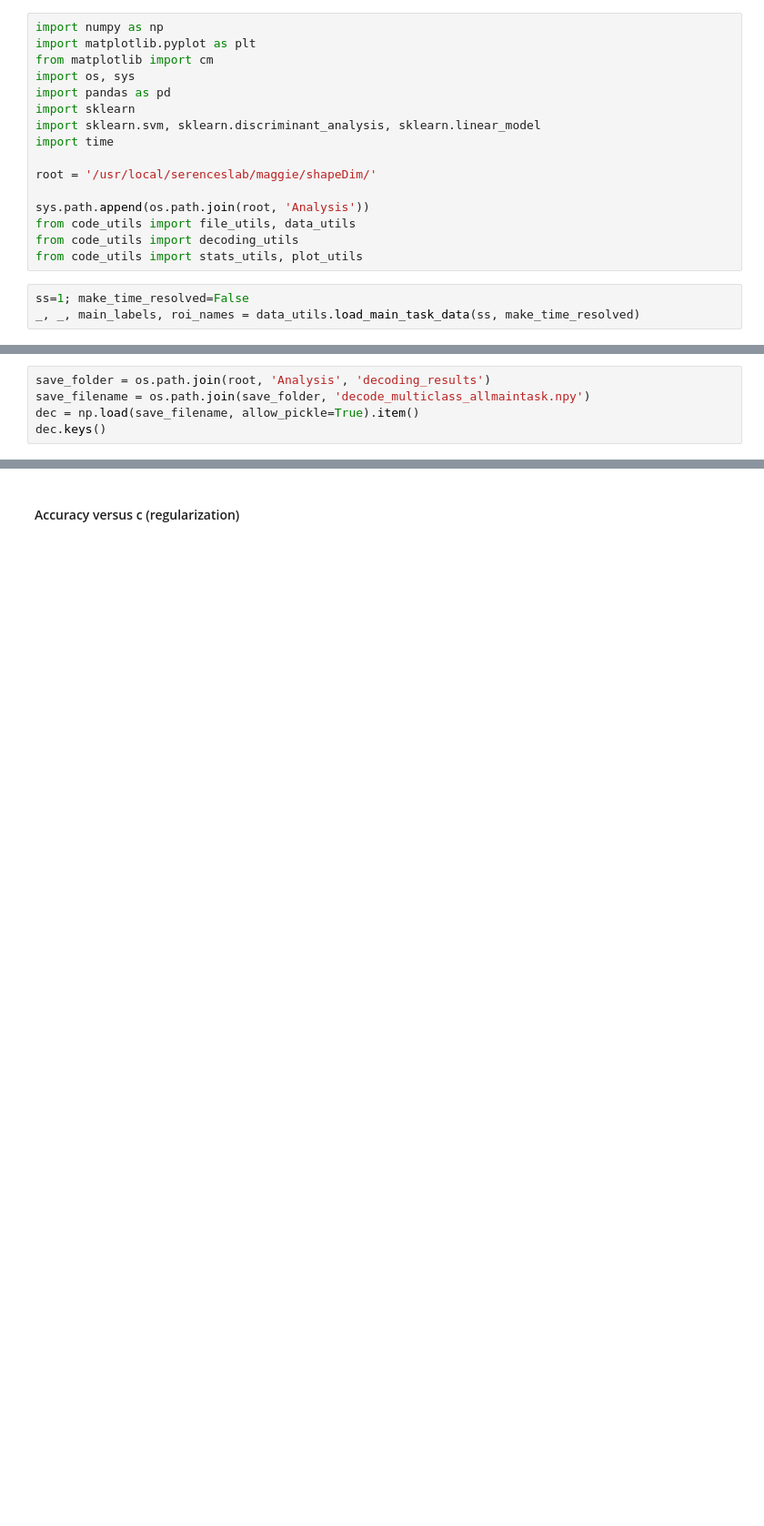
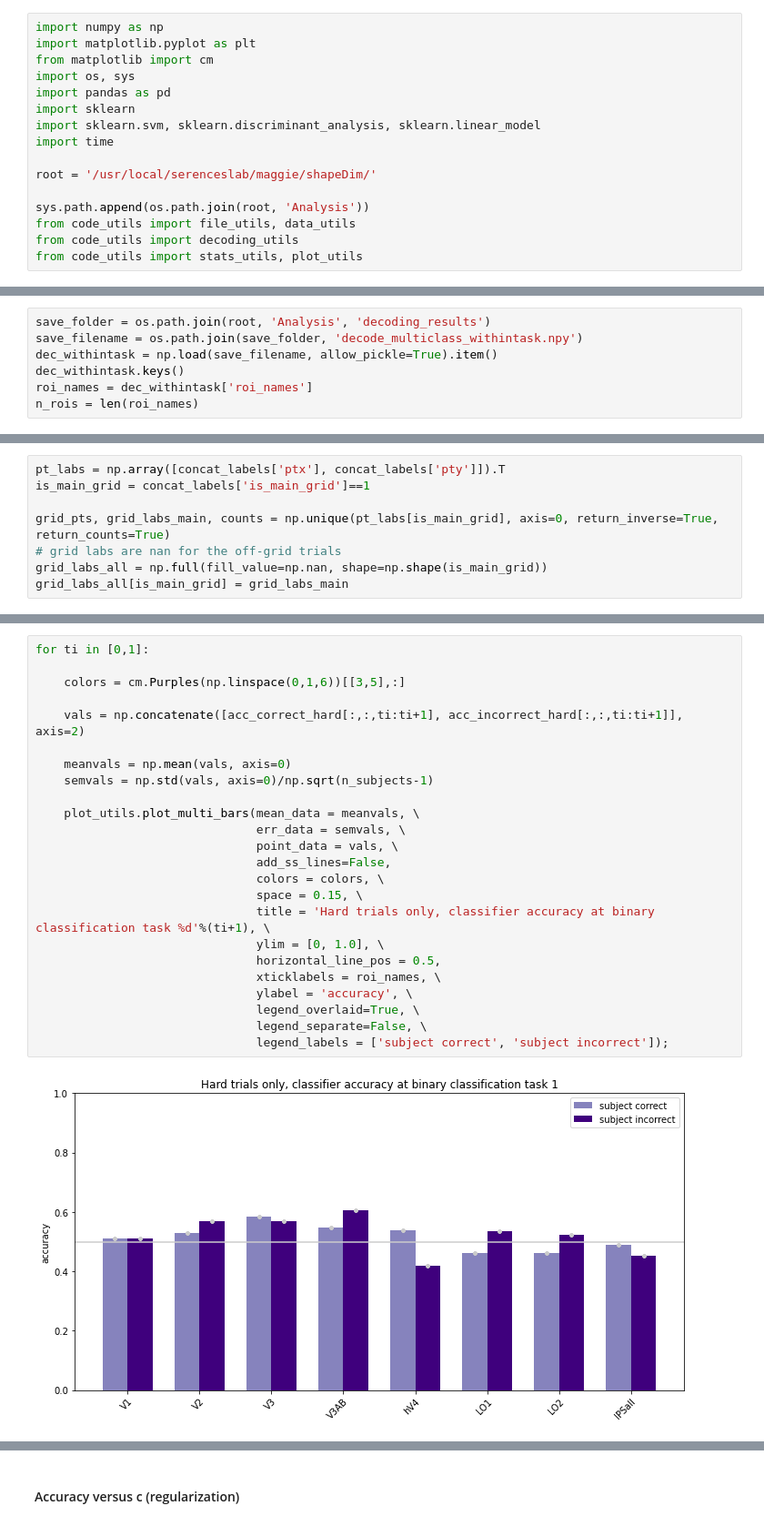
Before and after one commit to mmhenderson/shapeDim, a Jupyter notebook: Analysis/decoding/multiclass_decoding.ipynb, the cells around one changed output, grey strips where cells are left out. Shown at 91% size. Saved outputs shown, nothing was run; the diff lists cells and outputs as text; blank space fills up the shorter version.

```diff
--- a/Analysis/decoding/multiclass_decoding.ipynb
+++ b/Analysis/decoding/multiclass_decoding.ipynb
@@ -14,6 +14,3 @@ sys.path.append(os.path.join(root, 'Analysis'))
 from code_utils import file_utils, data_utils
 from code_utils import decoding_utils
 from code_utils import stats_utils, plot_utils
-# %%
-ss=1; make_time_resolved=False
-_, _, main_labels, roi_names = data_utils.load_main_task_data(ss, make_time_resolved)
@@ -63,6 +39,8 @@ subjects = np.arange(1,8)
 subcolors = cm.Dark2(np.linspace(0,1,n_subjects))
 # %%
 save_folder = os.path.join(root, 'Analysis', 'decoding_results')
-save_filename = os.path.join(save_folder, 'decode_multiclass_allmaintask.npy')
-dec = np.load(save_filename, allow_pickle=True).item()
-dec.keys()
+save_filename = os.path.join(save_folder, 'decode_multiclass_withintask.npy')
+dec_withintask = np.load(save_filename, allow_pickle=True).item()
+dec_withintask.keys()
+roi_names = dec_withintask['roi_names']
+n_rois = len(roi_names)
@@ -77,0 +47,8 @@ dict_keys(['acc_bytask', 'dprime_bytask', 'acc_each_point_bytask', 'dprime_each_
+# %%
+pt_labs = np.array([concat_labels['ptx'], concat_labels['pty']]).T
+is_main_grid = concat_labels['is_main_grid']==1
+
+grid_pts, grid_labs_main, counts = np.unique(pt_labs[is_main_grid], axis=0, return_inverse=True, return_counts=True)
+# grid labs are nan for the off-grid trials
+grid_labs_all = np.full(fill_value=np.nan, shape=np.shape(is_main_grid))
+grid_labs_all[is_main_grid] = grid_labs_main
@@ -77,0 +101,26 @@ dict_keys(['acc_bytask', 'dprime_bytask', 'acc_each_point_bytask', 'dprime_each_
+# %%
+for ti in [0,1]:
+
+    colors = cm.Purples(np.linspace(0,1,6))[[3,5],:]
+
+    vals = np.concatenate([acc_correct_hard[:,:,ti:ti+1], acc_incorrect_hard[:,:,ti:ti+1]], axis=2)
+
+    meanvals = np.mean(vals, axis=0)
+    semvals = np.std(vals, axis=0)/np.sqrt(n_subjects-1)
+
+    plot_utils.plot_multi_bars(mean_data = meanvals, \
+                               err_data = semvals, \
+                               point_data = vals, \
+                               add_ss_lines=False,
+                               colors = colors, \
+                               space = 0.15, \
+                               title = 'Hard trials only, classifier accuracy at binary classification task %d'%(ti+1), \
+                               ylim = [0, 1.0], \
+                               horizontal_line_pos = 0.5,
+                               xticklabels = roi_names, \
+                               ylabel = 'accuracy', \
+                               legend_overlaid=True, \
+                               legend_separate=False, \
+                               legend_labels = ['subject correct', 'subject incorrect']);
+# %% [output]
+[figure, added]
```
Also changed, not shown: parts of 63 cells of this notebook, 18 other files.
